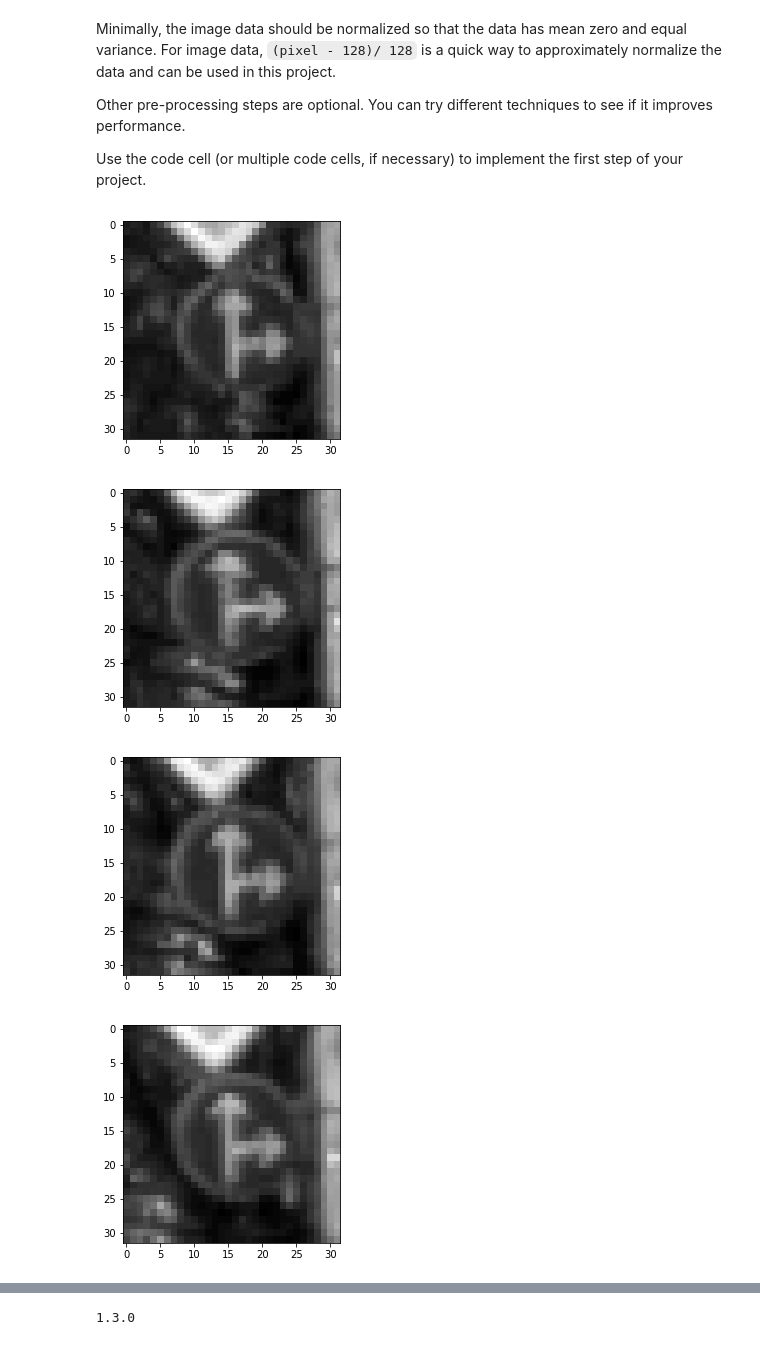
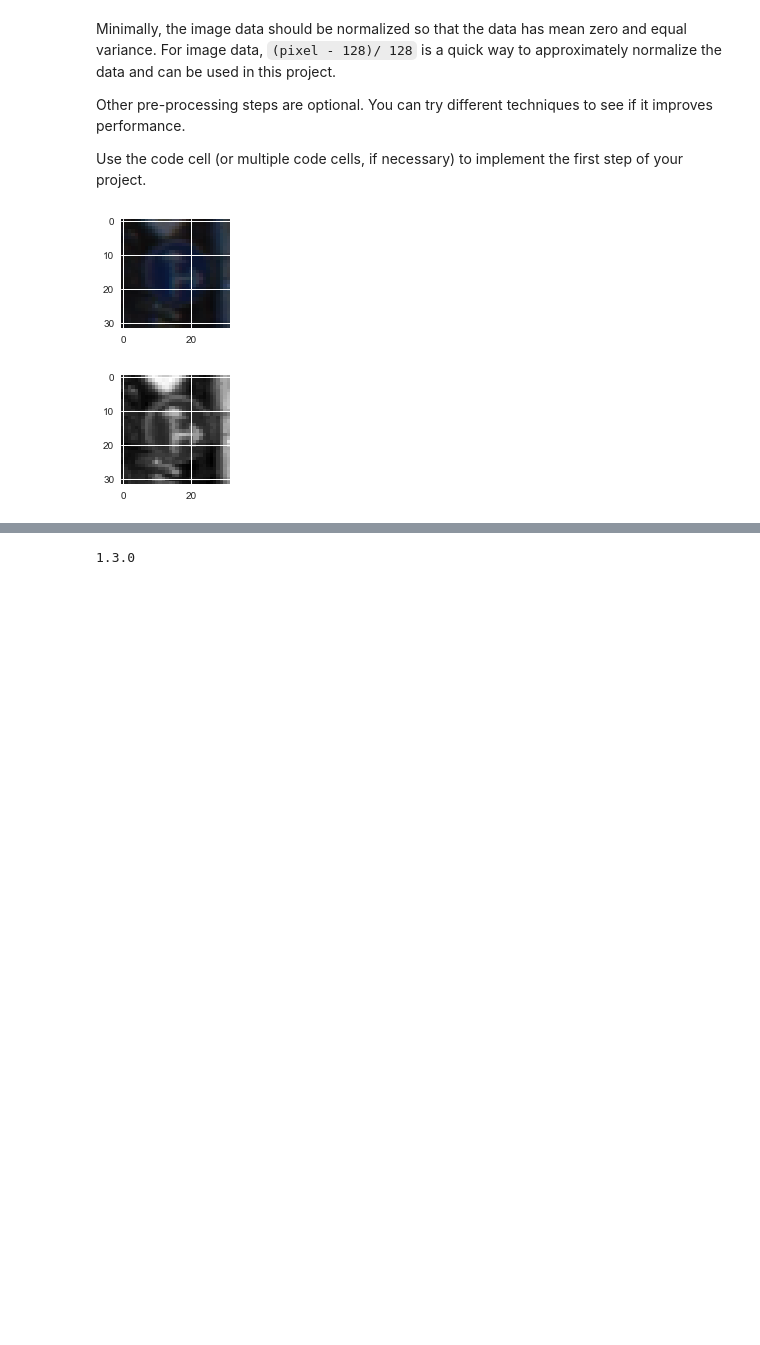
Before and after one commit to riochuong/CarND-Traffic-Sign-Classifier-Project, a Jupyter notebook: Traffic_Sign_Classifier.ipynb, the cells around one changed output, grey strips where cells are left out. Saved outputs shown, nothing was run; the diff lists cells and outputs as text; code cells hidden in the pictures; blank space fills up the shorter version.

```diff
--- a/Traffic_Sign_Classifier.ipynb
+++ b/Traffic_Sign_Classifier.ipynb
@@ -167,23 +169,26 @@ Use the code cell (or multiple code cells, if necessary) to implement the first
 # %%
 ### Preprocess the data here. It is required to normalize the data. Other preprocessing steps could include
 ### converting to grayscale, etc.
 ### Feel free to use as many code cells as needed.
 
+
 # convert to grayscale
+plt.figure(figsize=(2,2))
+plt.imshow(X_train[1001], cmap='gray')
+plt.savefig('before.png')
 X_train = np.array([cv2.cvtColor(img, cv2.COLOR_RGB2GRAY) for img in X_train])
 X_test = np.array([cv2.cvtColor(img, cv2.COLOR_RGB2GRAY) for img in X_test])
 X_valid = np.array([cv2.cvtColor(img, cv2.COLOR_RGB2GRAY) for img in X_valid])
 # Normalize
-img_shape = X_train[0].shape
+img_shape = X_train[1001].shape
+# plot new image
+plt.figure(figsize=(2,2))
+plt.imshow(X_train[1001], cmap='gray')
+plt.savefig('after.png')
 
-for i in range(1000,1009):
-    plt.figure()
-    plt.imshow(X_train[i], cmap='gray')
 X_train = np.array([(img.reshape(img_shape[0], img_shape[1],1) - 128)/128 for img in X_train ])
 X_test = np.array([(img.reshape(img_shape[0], img_shape[1],1) - 128)/128 for img in X_test ])
 X_valid = np.array([(img.reshape(img_shape[0], img_shape[1],1) - 128)/128 for img in X_valid ])
 # %% [output]
-[figure, old version]
+[figure, new version]
-[figure, old version]
+[figure, new version]
-[figure, removed]
-[figure, removed]
```
Also changed, not shown: parts of 3 cells of this notebook, 5 other files.
